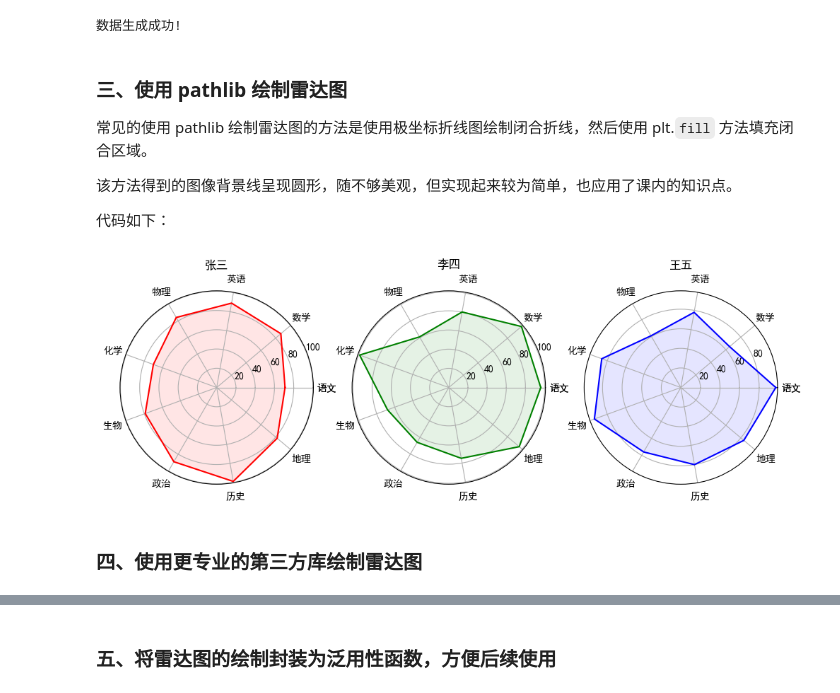
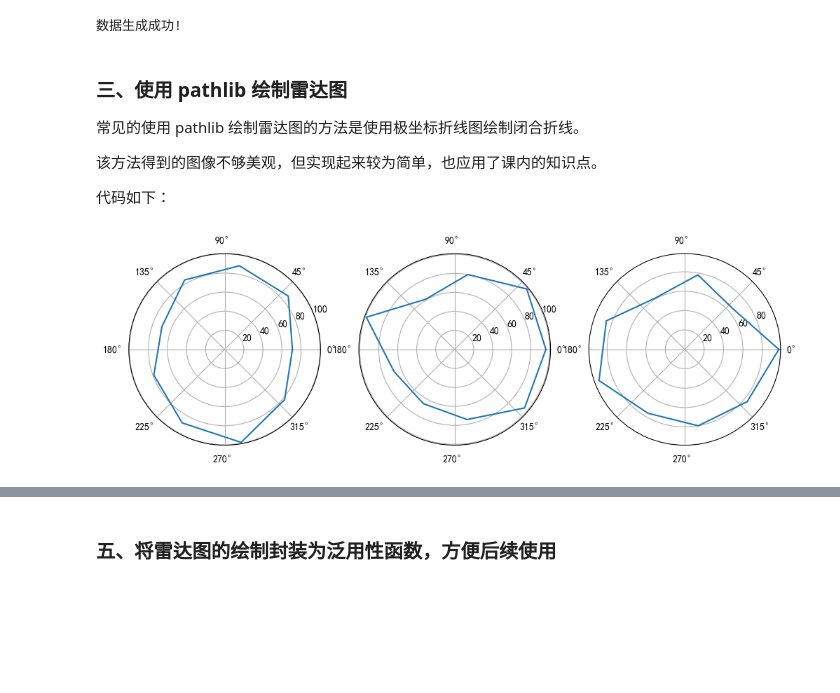
Before and after one commit to Vincy1230/python-data-analysis, a Jupyter notebook: 期末报告/main.ipynb, the cells around one changed output, grey strips where cells are left out. Cells and saved outputs as stored; diff of their text form; code cells hidden in the pictures; blank space fills up the shorter version.

```diff
--- a/期末报告/main.ipynb
+++ b/期末报告/main.ipynb
@@ -71,41 +71,31 @@ if __name__ == '__main__':
 # %% [markdown]
 ### 三、使用 pathlib 绘制雷达图
 
-常见的使用 pathlib 绘制雷达图的方法是使用极坐标折线图绘制闭合折线，然后使用 plt.`fill` 方法填充闭合区域。
+常见的使用 pathlib 绘制雷达图的方法是使用极坐标折线图绘制闭合折线。
 
-该方法得到的图像背景线呈现圆形，随不够美观，但实现起来较为简单，也应用了课内的知识点。
+该方法得到的图像不够美观，但实现起来较为简单，也应用了课内的知识点。
 
 代码如下：
 # %%
 """
 使用 pathlib 绘制雷达图
 ------------------------------------------------------------
 这里读取上一段生成的 Excel 文件, 并绘制雷达图
 """
 
 import matplotlib.pyplot as plt
 from pathlib import Path
 from math import pi
 
 dir = Path('.').parent                      # 获取当前位置
 df = pd.read_excel(dir / 'data.xlsx')       # 读取 Data.xlsx 文件
-names = df.iloc[:, 0].values                # 读取第一列作为子图标题
-labels = df.columns[1:].values              # 读取第一行作为雷达图的标签
 data = df.iloc[:, 1:].values                # 读取数据
 plt.figure(figsize=(12, 4), dpi=100)        # 设置画布大小和分辨率
-plt.rcParams['font.sans-serif'] = ['SimHei']    # 解决中文显示问题
-theta = [j * 2 * pi / 9 for j in range(10)]     # 设置雷达图的角度集 (0, 40, 80, ..., 360)
-lab = labels.tolist() + [labels[0]]             # 设置雷达图的标签集
-colors = ['r', 'g', 'b']                        # 设置子图的颜色集
+theta = [j * 2 * pi / 9 for j in range(10)] # 设置雷达图的角度集 (0, 40, 80, ..., 360)
 for i in range(3):
     plt.subplot(1, 3, i + 1, polar=True)    # 设置子图
     rhos = list(data[i]) + [data[i][0]]     # 设置雷达图的半径集
-    plt.plot(theta, rhos, color=colors[i])  # 绘制雷达图
-    plt.title(names[i])                     # 设置子图标题
-    plt.xticks(theta, lab)                  # 替代极坐标
-    plt.fill(theta, rhos, alpha=0.1, color=colors[i])   # 填充雷达图
+    plt.plot(theta, rhos)                   # 绘制雷达图
 plt.show()                                  # 显示图像
 # %% [output]
-[figure, old version]
+[figure, new version]
-# %% [markdown]
-### 四、使用更专业的第三方库绘制雷达图
```
Also changed, not shown: parts of 3 cells of this notebook.
